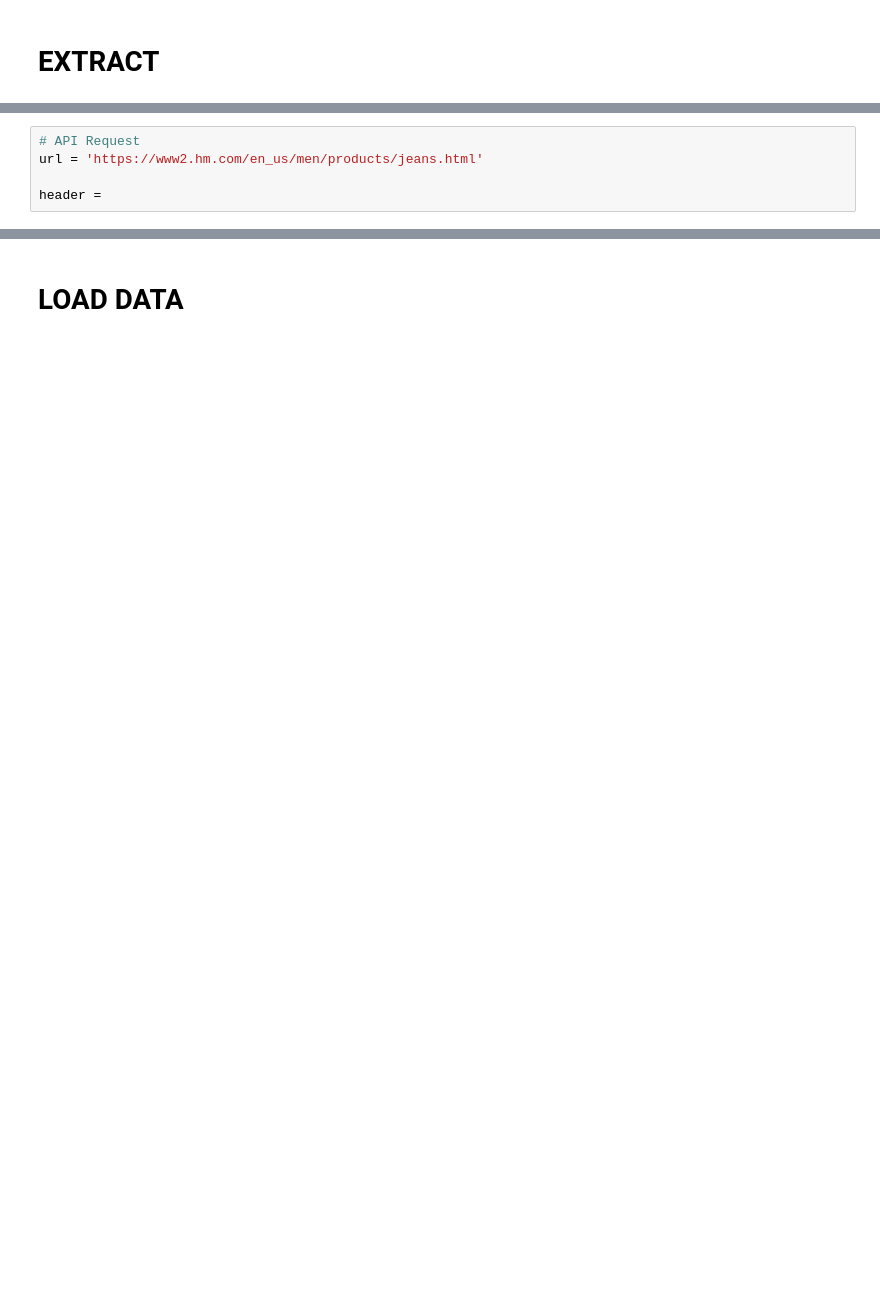
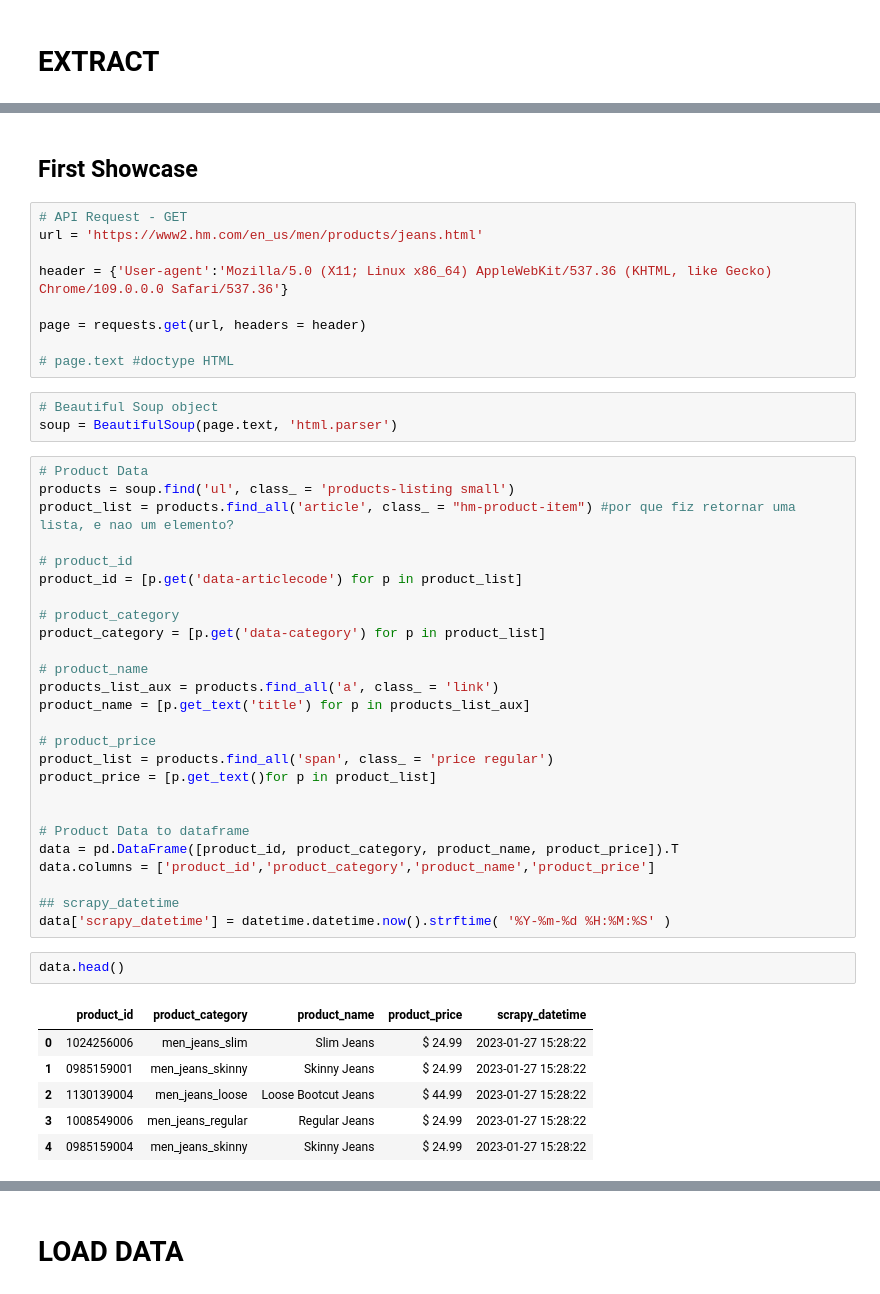
Before and after one commit to danieltodaDS/Star-Jeans-ETL, a Jupyter notebook: notebooks/1.0_dhrt_star_jeans_product_market_fit_etl.ipynb, the cells around one changed output, grey strips where cells are left out. Saved outputs shown, nothing was run; the diff lists cells and outputs as text; blank space fills up the shorter version.

```diff
--- a/notebooks/1.0_dhrt_star_jeans_product_market_fit_etl.ipynb
+++ b/notebooks/1.0_dhrt_star_jeans_product_market_fit_etl.ipynb
@@ -19,5 +50,49 @@ ModuleNotFoundError: No module named 'numpy'
+# %% [markdown]
+## First Showcase
 # %%
-# API Request
+# API Request - GET
 url = 'https://www2.hm.com/en_us/men/products/jeans.html'
 
-header =
+header = {'User-agent':'Mozilla/5.0 (X11; Linux x86_64) AppleWebKit/537.36 (KHTML, like Gecko) Chrome/109.0.0.0 Safari/537.36'}
+
+page = requests.get(url, headers = header)
+
+# page.text #doctype HTML
+# %%
+# Beautiful Soup object
+soup = BeautifulSoup(page.text, 'html.parser')
+# %%
+# Product Data
+products = soup.find('ul', class_ = 'products-listing small')
+product_list = products.find_all('article', class_ = "hm-product-item") #por que fiz retornar uma lista, e nao um elemento?
+
+# product_id
+product_id = [p.get('data-articlecode') for p in product_list]
+
+# product_category
+product_category = [p.get('data-category') for p in product_list]
+
+# product_name
+products_list_aux = products.find_all('a', class_ = 'link')
+product_name = [p.get_text('title') for p in products_list_aux]
+
+# product_price
+product_list = products.find_all('span', class_ = 'price regular')
+product_price = [p.get_text()for p in product_list]
+
+
+# Product Data to dataframe
+data = pd.DataFrame([product_id, product_category, product_name, product_price]).T
+data.columns = ['product_id','product_category','product_name','product_price']
+
+## scrapy_datetime
+data['scrapy_datetime'] = datetime.datetime.now().strftime( '%Y-%m-%d %H:%M:%S' )
+# %%
+data.head()
+# %% [output]
+|  | product_id | product_category | product_name | product_price | scrapy_datetime |
+| 0 | 1024256006 | men_jeans_slim | Slim Jeans | $ 24.99 | 2023-01-27 15:28:22 |
+| 1 | 0985159001 | men_jeans_skinny | Skinny Jeans | $ 24.99 | 2023-01-27 15:28:22 |
+| 2 | 1130139004 | men_jeans_loose | Loose Bootcut Jeans | $ 44.99 | 2023-01-27 15:28:22 |
+| 3 | 1008549006 | men_jeans_regular | Regular Jeans | $ 24.99 | 2023-01-27 15:28:22 |
+| 4 | 0985159004 | men_jeans_skinny | Skinny Jeans | $ 24.99 | 2023-01-27 15:28:22 |
```
Also changed, not shown: parts of 24 cells of this notebook, 3 other files.
